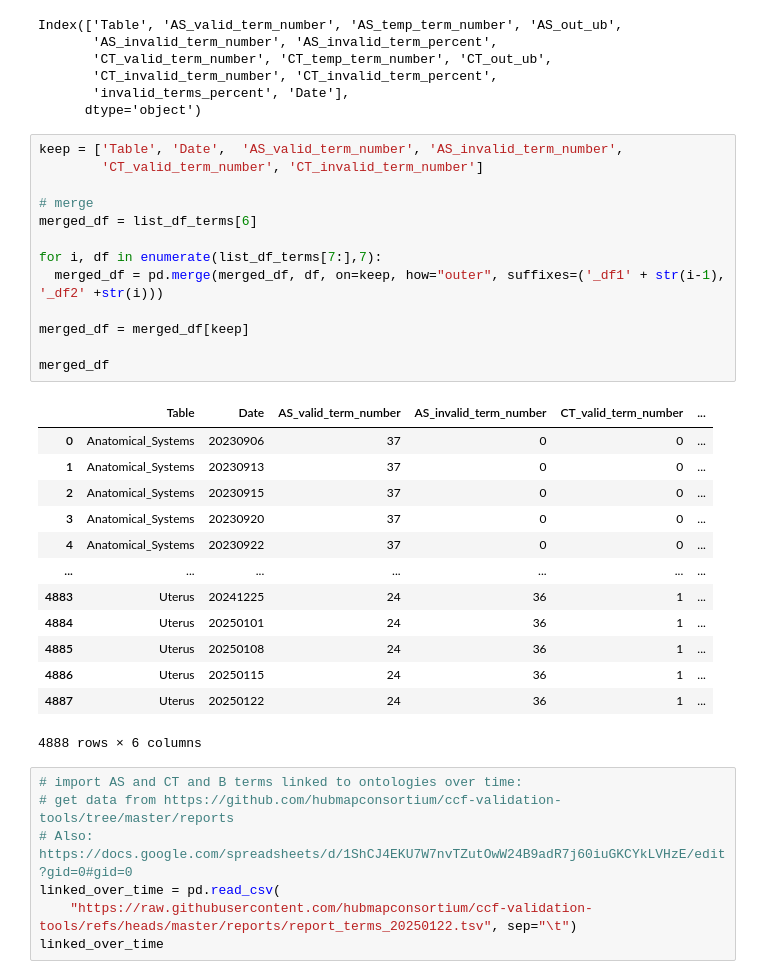
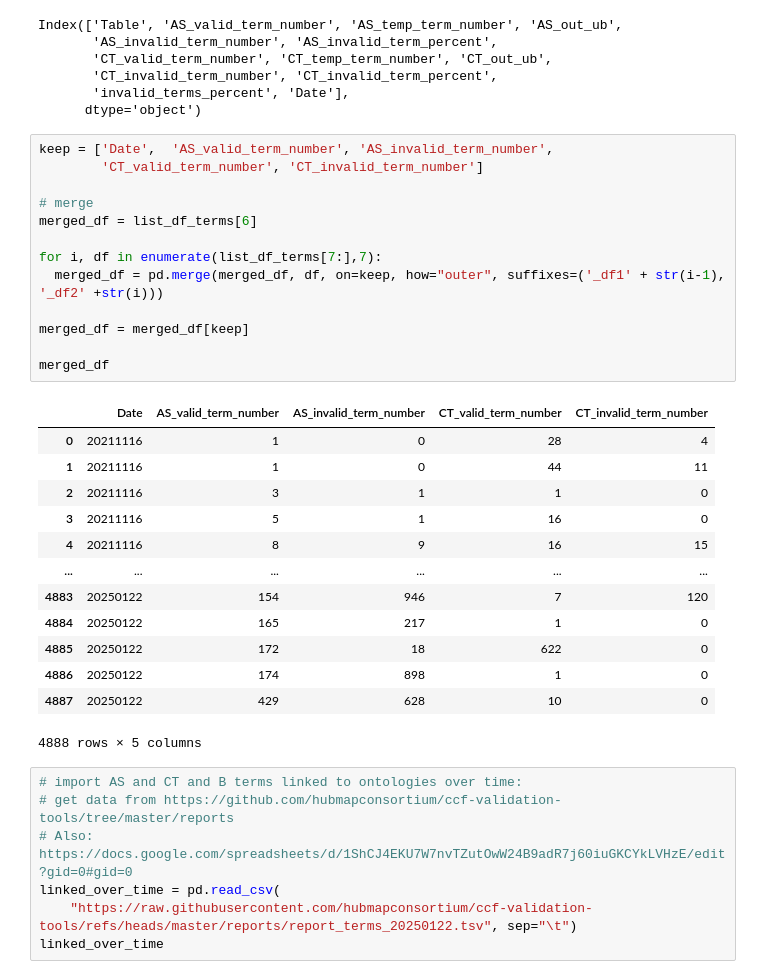
Before and after one commit to cns-iu/hra-kg-supporting-information, a Jupyter notebook: notebooks/hra-kg-technical-validation.ipynb, the cells around one changed output. Saved outputs shown, nothing was run; the diff lists cells and outputs as text.

```diff
--- a/notebooks/hra-kg-technical-validation.ipynb
+++ b/notebooks/hra-kg-technical-validation.ipynb
@@ -302,32 +302,32 @@ Index(['Table', 'AS_valid_term_number', 'AS_temp_term_number', 'AS_out_ub',
        'invalid_terms_percent', 'Date'],
       dtype='object')
 # %%
-keep = ['Table', 'Date',  'AS_valid_term_number', 'AS_invalid_term_number',
+keep = ['Date',  'AS_valid_term_number', 'AS_invalid_term_number',
         'CT_valid_term_number', 'CT_invalid_term_number']
 
 # merge
 merged_df = list_df_terms[6]
 
 for i, df in enumerate(list_df_terms[7:],7):
   merged_df = pd.merge(merged_df, df, on=keep, how="outer", suffixes=('_df1' + str(i-1), '_df2' +str(i)))
 
 merged_df = merged_df[keep]
 
 merged_df
 # %% [output]
-|  | Table | Date | AS_valid_term_number | AS_invalid_term_number | CT_valid_term_number | ... |
-| 0 | Anatomical_Systems | 20230906 | 37 | 0 | 0 | ... |
-| 1 | Anatomical_Systems | 20230913 | 37 | 0 | 0 | ... |
-| 2 | Anatomical_Systems | 20230915 | 37 | 0 | 0 | ... |
-| 3 | Anatomical_Systems | 20230920 | 37 | 0 | 0 | ... |
-| 4 | Anatomical_Systems | 20230922 | 37 | 0 | 0 | ... |
-| ... | ... | ... | ... | ... | ... | ... |
-| 4883 | Uterus | 20241225 | 24 | 36 | 1 | ... |
-| 4884 | Uterus | 20250101 | 24 | 36 | 1 | ... |
-| 4885 | Uterus | 20250108 | 24 | 36 | 1 | ... |
-| 4886 | Uterus | 20250115 | 24 | 36 | 1 | ... |
-| 4887 | Uterus | 20250122 | 24 | 36 | 1 | ... |
+|  | Date | AS_valid_term_number | AS_invalid_term_number | CT_valid_term_number | CT_invalid_term_number |
+| 0 | 20211116 | 1 | 0 | 28 | 4 |
+| 1 | 20211116 | 1 | 0 | 44 | 11 |
+| 2 | 20211116 | 3 | 1 | 1 | 0 |
+| 3 | 20211116 | 5 | 1 | 16 | 0 |
+| 4 | 20211116 | 8 | 9 | 16 | 15 |
+| ... | ... | ... | ... | ... | ... |
+| 4883 | 20250122 | 154 | 946 | 7 | 120 |
+| 4884 | 20250122 | 165 | 217 | 1 | 0 |
+| 4885 | 20250122 | 172 | 18 | 622 | 0 |
+| 4886 | 20250122 | 174 | 898 | 1 | 0 |
+| 4887 | 20250122 | 429 | 628 | 10 | 0 |
-4888 rows × 6 columns
+4888 rows × 5 columns
 # %%
 # import AS and CT and B terms linked to ontologies over time:
 # get data from https://github.com/hubmapconsortium/ccf-validation-tools/tree/master/reports
```
Also changed, not shown: parts of 3 cells of this notebook.
